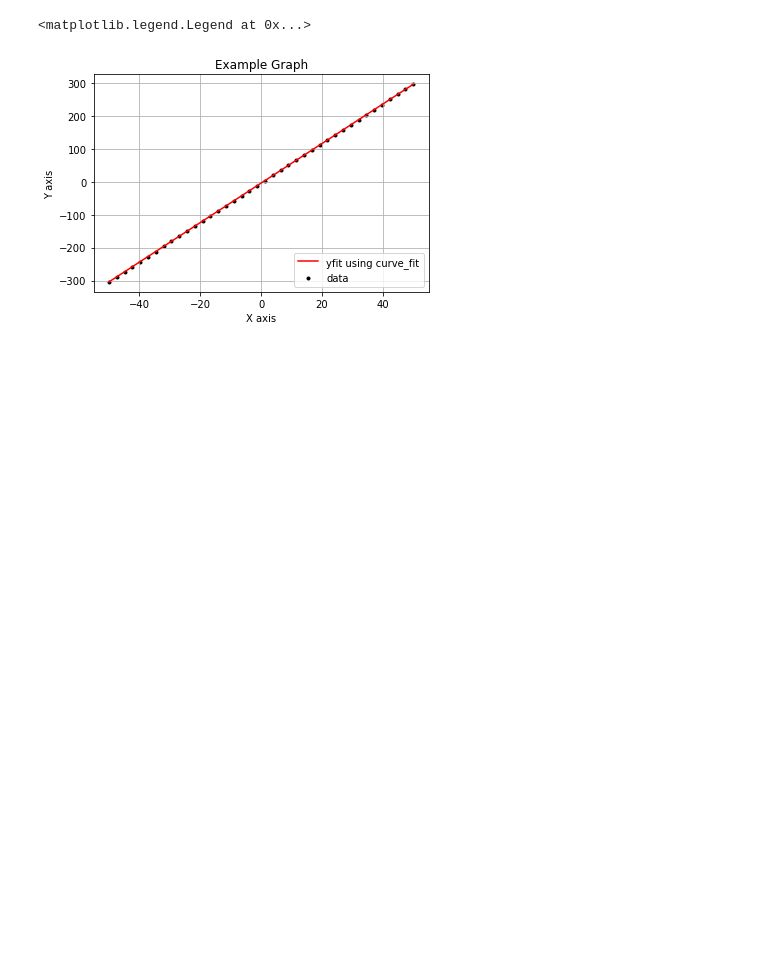
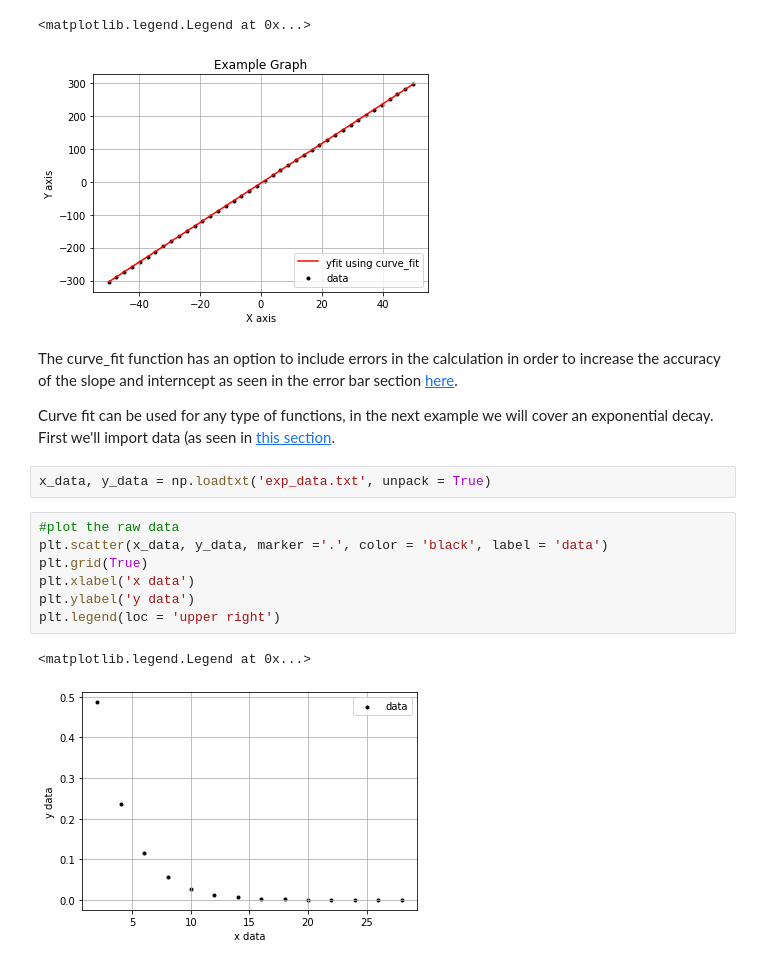
Before and after one commit to UCD-Physics/Python-HowTos, a Jupyter notebook: Curve_fit.ipynb, the cells around one changed output. Saved outputs shown, nothing was run; the diff lists cells and outputs as text; blank space fills up the shorter version.

```diff
--- a/Curve_fit.ipynb
+++ b/Curve_fit.ipynb
@@ -58,3 +58,19 @@ plt.legend(loc = 'lower right')
 # %% [output]
 <matplotlib.legend.Legend at 0x...>
 [figure]
+# %% [markdown]
+The curve_fit function has an option to include errors in the calculation in order to increase the accuracy of the slope and interncept as seen in the error bar section [here](https://github.com/UCD-Physics/Python-HowTos/blob/main/Error_Bars.ipynb).
+
+Curve fit can be used for any type of functions, in the next example we will cover an exponential decay. First we'll import data (as seen in [this section](https://github.com/UCD-Physics/Python-HowTos/blob/main/Importing_Data.ipynb).
+# %%
+x_data, y_data = np.loadtxt('exp_data.txt', unpack = True)
+# %%
+#plot the raw data
+plt.scatter(x_data, y_data, marker ='.', color = 'black', label = 'data')
+plt.grid(True)
+plt.xlabel('x data')
+plt.ylabel('y data')
+plt.legend(loc = 'upper right')
+# %% [output]
+<matplotlib.legend.Legend at 0x...>
+[figure, added]
```
Also changed, not shown: parts of 3 cells of this notebook.
